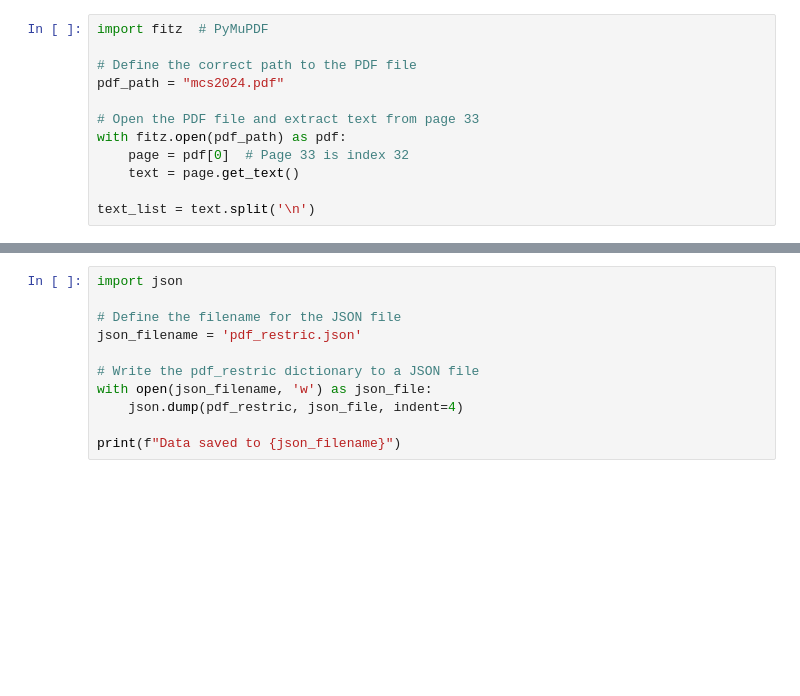
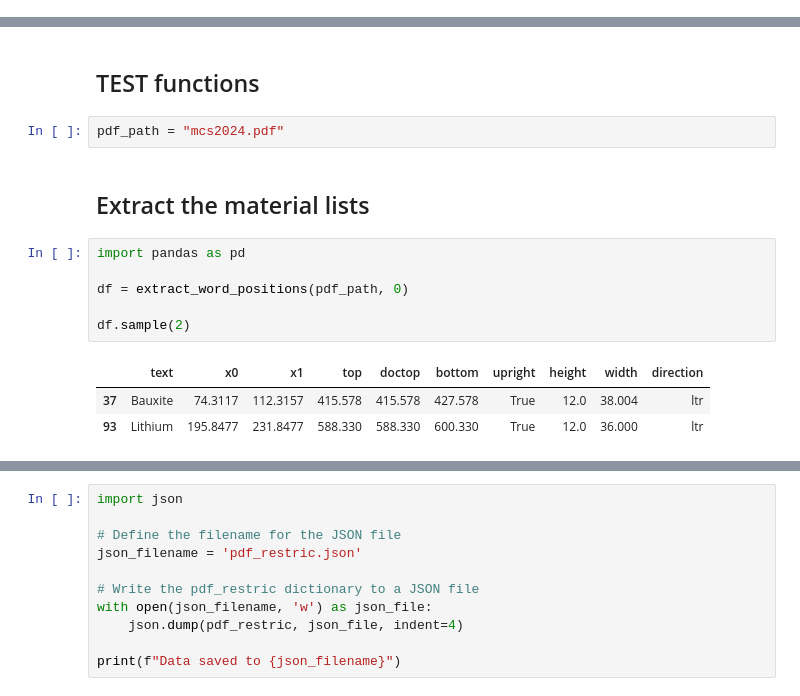
Before and after one commit to Yassmine2020/MaterialRisksSimulation, a Jupyter notebook: test_usgs/pdf_to_materials.ipynb, the cells around one changed output, grey strips where cells are left out. Saved outputs shown, nothing was run; the diff lists cells and outputs as text; blank space fills up the shorter version.

```diff
--- a/test_usgs/pdf_to_materials.ipynb
+++ b/test_usgs/pdf_to_materials.ipynb
@@ -1,12 +0,0 @@
-# %%
-import fitz  # PyMuPDF
-
-# Define the correct path to the PDF file
-pdf_path = "mcs2024.pdf"
-
-# Open the PDF file and extract text from page 33
-with fitz.open(pdf_path) as pdf:
-    page = pdf[0]  # Page 33 is index 32
-    text = page.get_text()
-
-text_list = text.split('\n')
@@ -182,0 +140,16 @@ def match_element_in_text(elements, text):
+# %% [markdown]
+## TEST functions
+# %%
+pdf_path = "mcs2024.pdf"
+# %% [markdown]
+## Extract the material lists
+# %%
+import pandas as pd
+
+df = extract_word_positions(pdf_path, 0)
+
+df.sample(2)
+# %% [output]
+|  | text | x0 | x1 | top | doctop | bottom | upright | height | width | direction |
+| 37 | Bauxite | 74.3117 | 112.3157 | 415.578 | 415.578 | 427.578 | True | 12.0 | 38.004 | ltr |
+| 93 | Lithium | 195.8477 | 231.8477 | 588.330 | 588.330 | 600.330 | True | 12.0 | 36.000 | ltr |
```
Also changed, not shown: parts of 34 cells of this notebook, 4 other files.
